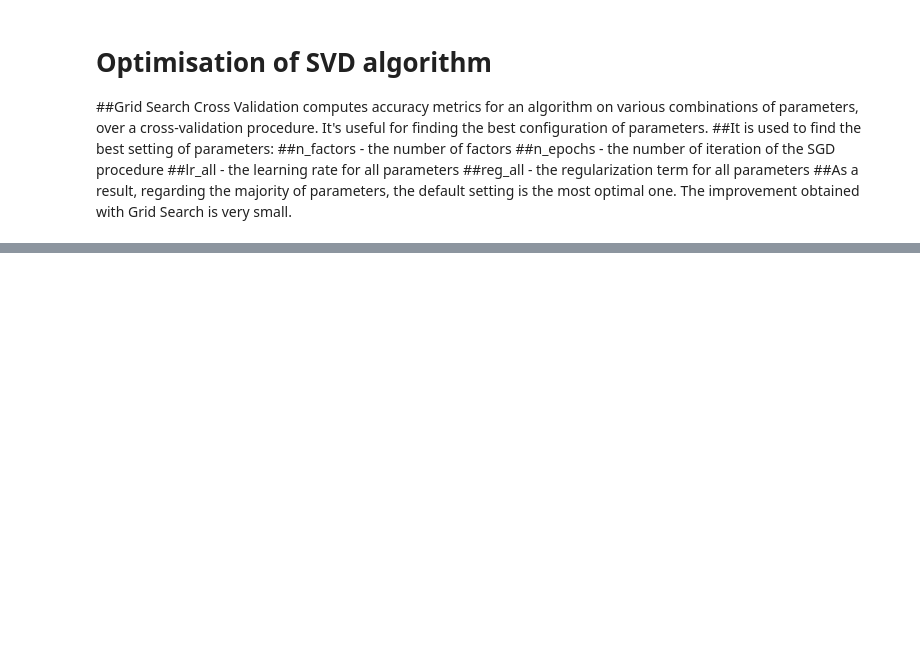
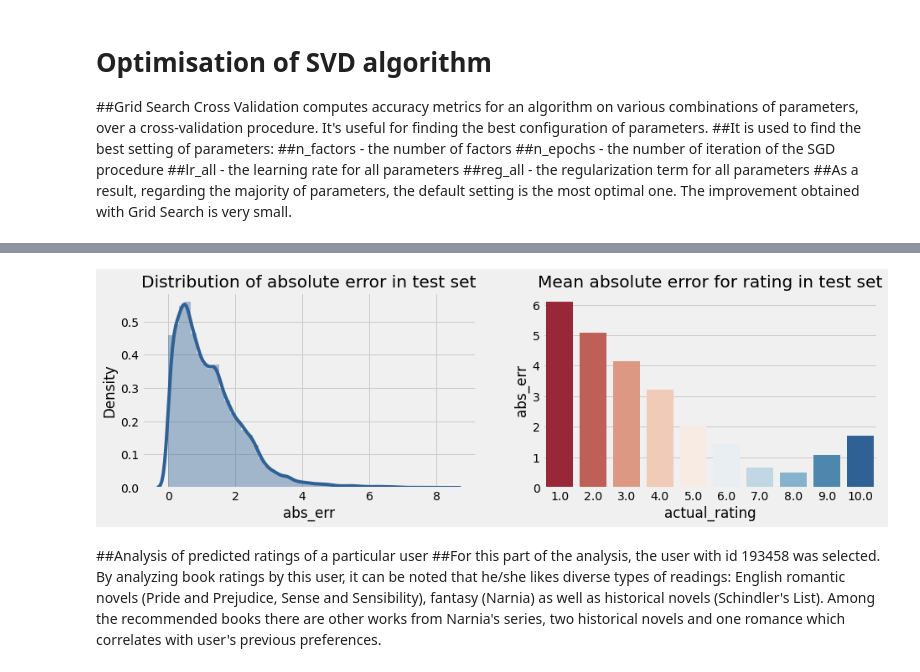
Before and after one commit to IfrazQazi/Book-Recommendation-System, a Jupyter notebook: Book_Recommendation_system.ipynb, the cells around one changed output, grey strips where cells are left out. Cells and saved outputs as stored; diff of their text form; code cells hidden in the pictures; blank space fills up the shorter version.

```diff
--- a/Book_Recommendation_system.ipynb
+++ b/Book_Recommendation_system.ipynb
@@ -1022,0 +1075,17 @@ print(gs.best_params['rmse'])
+# %%
+df_pred_err = df_pred.groupby('actual_rating')['abs_err'].mean().reset_index()
+
+fig, (ax1, ax2) = plt.subplots(nrows=1, ncols=2, figsize=(14, 4))
+
+sns.distplot(df_pred['abs_err'], color='#2f6194', ax=ax1)
+ax1.set_title('Distribution of absolute error in test set')
+
+sns.barplot(x='actual_rating', y='abs_err', data=df_pred_err, palette=palette, ax=ax2)
+ax2.set_title('Mean absolute error for rating in test set')
+
+plt.show()
+# %% [output]
+[figure, added]
+# %% [markdown]
+##Analysis of predicted ratings of a particular user
+##For this part of the analysis, the user with id 193458 was selected. By analyzing book ratings by this user, it can be noted that he/she likes diverse types of readings: English romantic novels (Pride and Prejudice, Sense and Sensibility), fantasy (Narnia) as well as historical novels (Schindler's List). Among the recommended books there are other works from Narnia's series, two historical novels and one romance which correlates with user's previous preferences.
```
Also changed, not shown: parts of 17 cells of this notebook.
